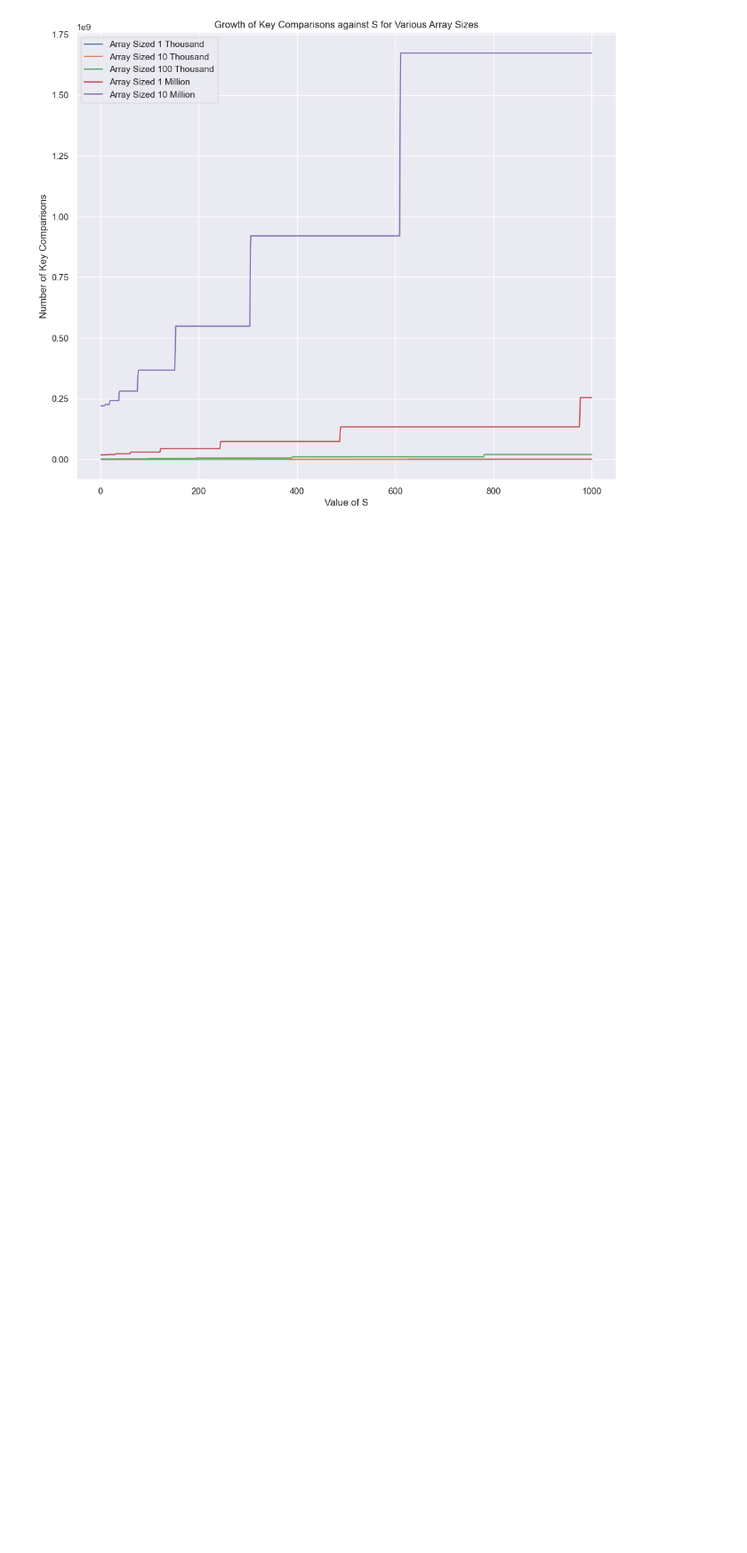
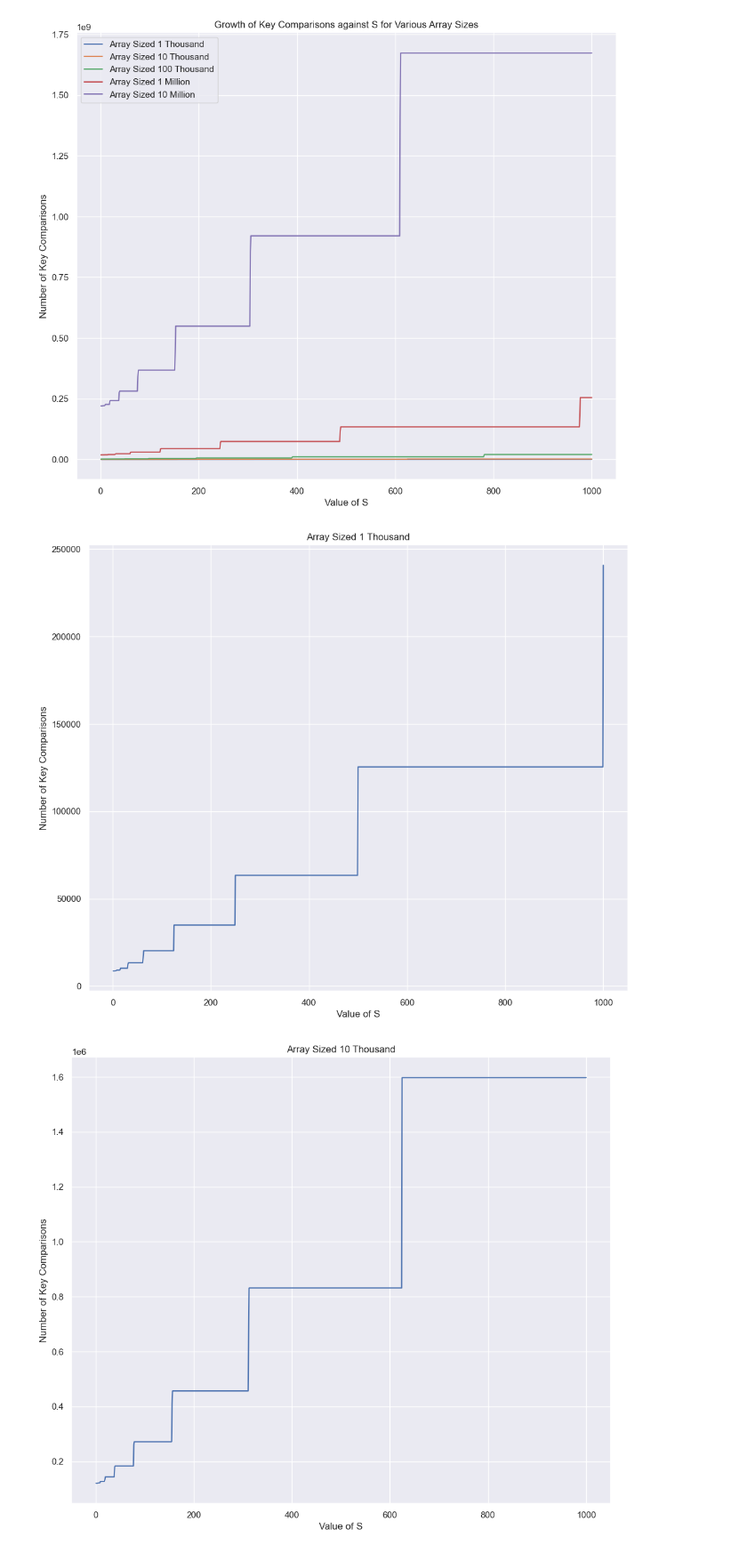
Before and after one commit to JamesRobertJohns/team4Project1, a Jupyter notebook: docs/data_exploration.ipynb, the cells around one changed output. Shown at 89% size. Drawn from its saved outputs; the diff is of its cells as text; code cells hidden in the pictures; blank space fills up the shorter version.

```diff
--- a/docs/data_exploration.ipynb
+++ b/docs/data_exploration.ipynb
@@ -78,3 +86,21 @@ plt.legend()
 plt.show()
 # %% [output]
 [figure]
+# %%
+label = ["Array Sized 1 Thousand", "Array Sized 10 Thousand", "Array Sized 100 Thousand", "Array Sized 1 Million", "Array Sized 10 Million"]
+
+fname = "../data/ciii_"
+bname = ".csv"
+for i in range(5):
+    df = pd.read_csv(fname+str(i+1)+bname)
+    x = np.array(df["S"])
+    y = np.array(df["TotalKeyCmp"])
+    fig = plt.figure(figsize=(12,10))
+    plt.plot(x, y)
+    plt.xlabel('Value of S')
+    plt.ylabel('Number of Key Comparisons')
+    plt.title(label[i])
+    plt.show()
+# %% [output]
+[figure, added]
+[figure, added]
```
Also changed, not shown: parts of 14 cells of this notebook.
